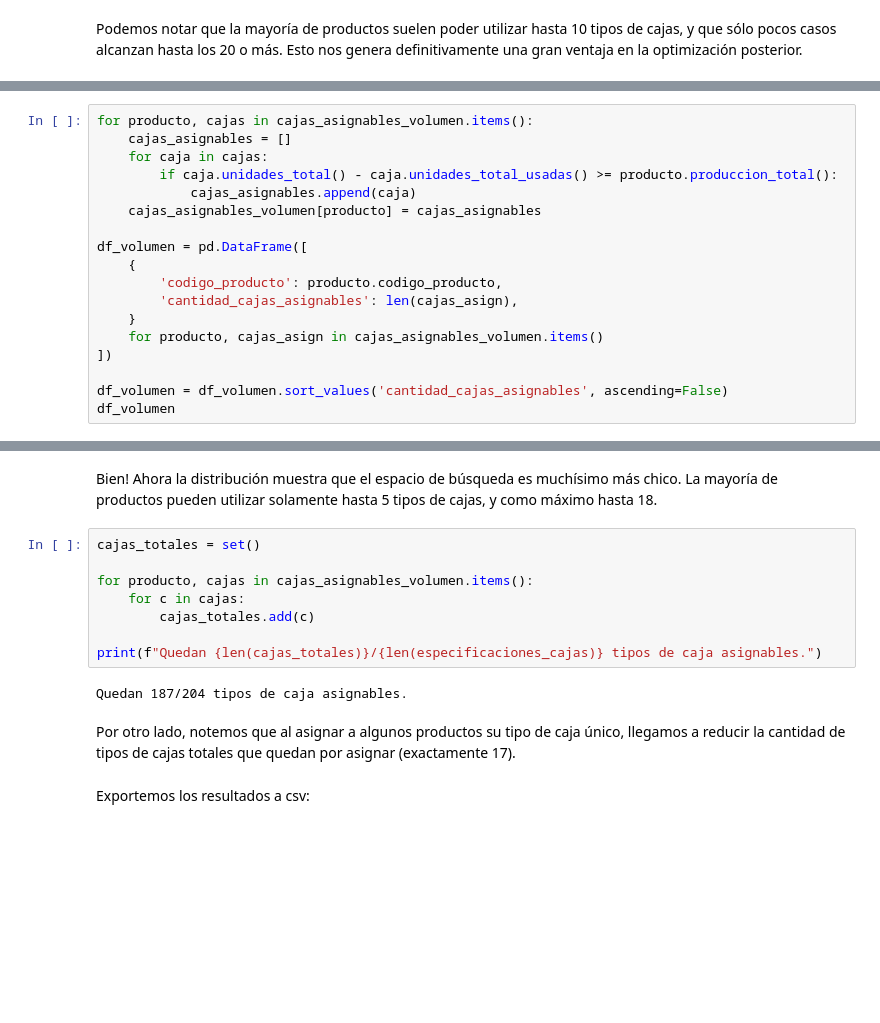
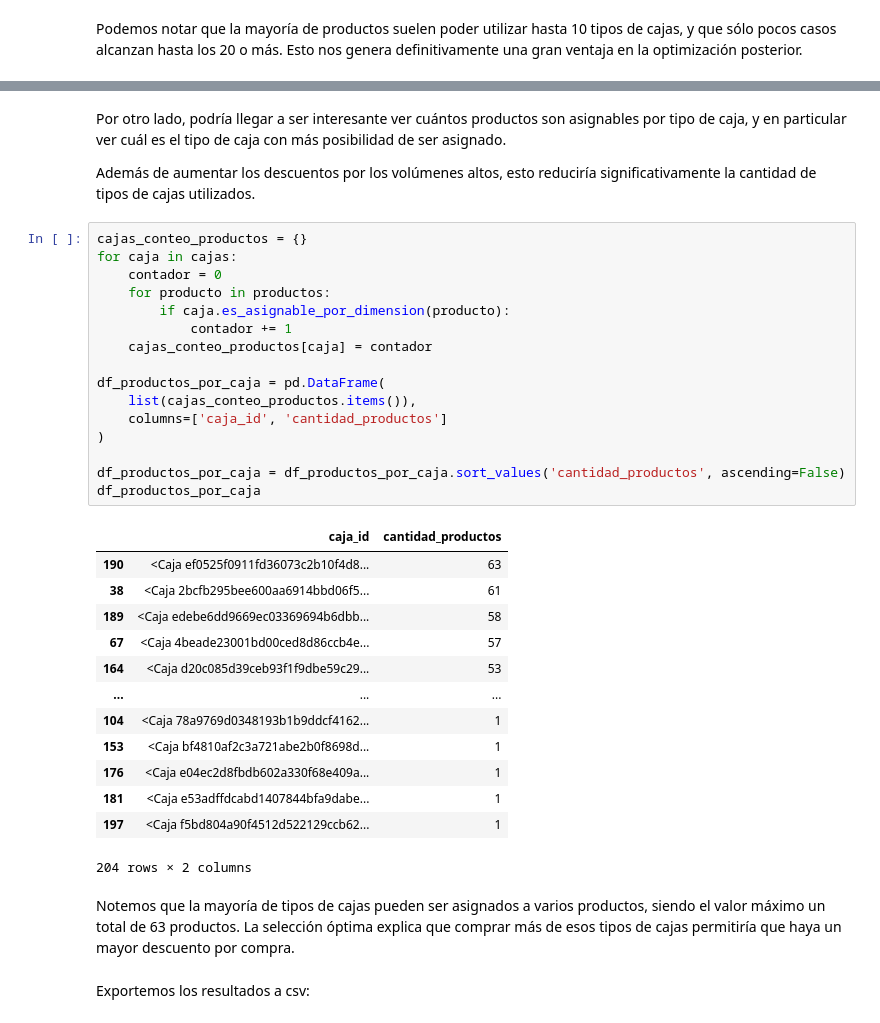
Before and after one commit to demianelnecave/AlixPartners-Competencia-Datos, a Jupyter notebook: 4.factibilidad.ipynb, the cells around one changed output, grey strips where cells are left out. Drawn from its saved outputs; the diff is of its cells as text; blank space fills up the shorter version.

```diff
--- a/4.factibilidad.ipynb
+++ b/4.factibilidad.ipynb
@@ -196,18 +129,0 @@ Veamos ahora cuántos tipos de cajas se asignan a los demás productos.
-# %%
-for producto, cajas in cajas_asignables_volumen.items():
-    cajas_asignables = []
-    for caja in cajas:
-        if caja.unidades_total() - caja.unidades_total_usadas() >= producto.produccion_total():
-            cajas_asignables.append(caja)
-    cajas_asignables_volumen[producto] = cajas_asignables
-
-df_volumen = pd.DataFrame([
-    {
-        'codigo_producto': producto.codigo_producto,
-        'cantidad_cajas_asignables': len(cajas_asign),
-    }
-    for producto, cajas_asign in cajas_asignables_volumen.items()
-])
-
-df_volumen = df_volumen.sort_values('cantidad_cajas_asignables', ascending=False)
-df_volumen
@@ -290,17 +130,39 @@ plt.show()
-# %% [markdown]
-Bien! Ahora la distribución muestra que el espacio de búsqueda es muchísimo más chico. La mayoría de productos pueden utilizar solamente hasta 5 tipos de cajas, y como máximo hasta 18.
-# %%
-cajas_totales = set()
-
-for producto, cajas in cajas_asignables_volumen.items():
-    for c in cajas:
-        cajas_totales.add(c)
-
-print(f"Quedan {len(cajas_totales)}/{len(especificaciones_cajas)} tipos de caja asignables.")
-# %% [output]
-Quedan 187/204 tipos de caja asignables.
-# %% [markdown]
-Por otro lado, notemos que al asignar a algunos productos su tipo de caja único, llegamos a reducir la cantidad de tipos de cajas totales que quedan por asignar (exactamente 17).
+# %% [markdown]
+Por otro lado, podría llegar a ser interesante ver cuántos productos son asignables por tipo de caja, y en particular ver cuál es el tipo de caja con más posibilidad de ser asignado.
+
+Además de aumentar los descuentos por los volúmenes altos, esto reduciría significativamente la cantidad de tipos de cajas utilizados.
+# %%
+cajas_conteo_productos = {}
+for caja in cajas:
+    contador = 0
+    for producto in productos:
+        if caja.es_asignable_por_dimension(producto):
+            contador += 1
+    cajas_conteo_productos[caja] = contador
+
+df_productos_por_caja = pd.DataFrame(
+    list(cajas_conteo_productos.items()),
+    columns=['caja_id', 'cantidad_productos']
+)
+
+df_productos_por_caja = df_productos_por_caja.sort_values('cantidad_productos', ascending=False)
+df_productos_por_caja
+# %% [output]
+|  | caja_id | cantidad_productos |
+| 190 | <Caja ef0525f0911fd36073c2b10f4d8... | 63 |
+| 38 | <Caja 2bcfb295bee600aa6914bbd06f5... | 61 |
+| 189 | <Caja edebe6dd9669ec03369694b6dbb... | 58 |
+| 67 | <Caja 4beade23001bd00ced8d86ccb4e... | 57 |
+| 164 | <Caja d20c085d39ceb93f1f9dbe59c29... | 53 |
+| ... | ... | ... |
+| 104 | <Caja 78a9769d0348193b1b9ddcf4162... | 1 |
+| 153 | <Caja bf4810af2c3a721abe2b0f8698d... | 1 |
+| 176 | <Caja e04ec2d8fbdb602a330f68e409a... | 1 |
+| 181 | <Caja e53adffdcabd1407844bfa9dabe... | 1 |
+| 197 | <Caja f5bd804a90f4512d522129ccb62... | 1 |
+204 rows × 2 columns
+# %% [markdown]
+Notemos que la mayoría de tipos de cajas pueden ser asignados a varios productos, siendo el valor máximo un total de 63 productos. La selección óptima explica que comprar más de esos tipos de cajas permitiría que haya un mayor descuento por compra.
 # %% [markdown]
 Exportemos los resultados a csv:
 # %%
```
Also changed, not shown: parts of 14 cells of this notebook, 8 other files.
